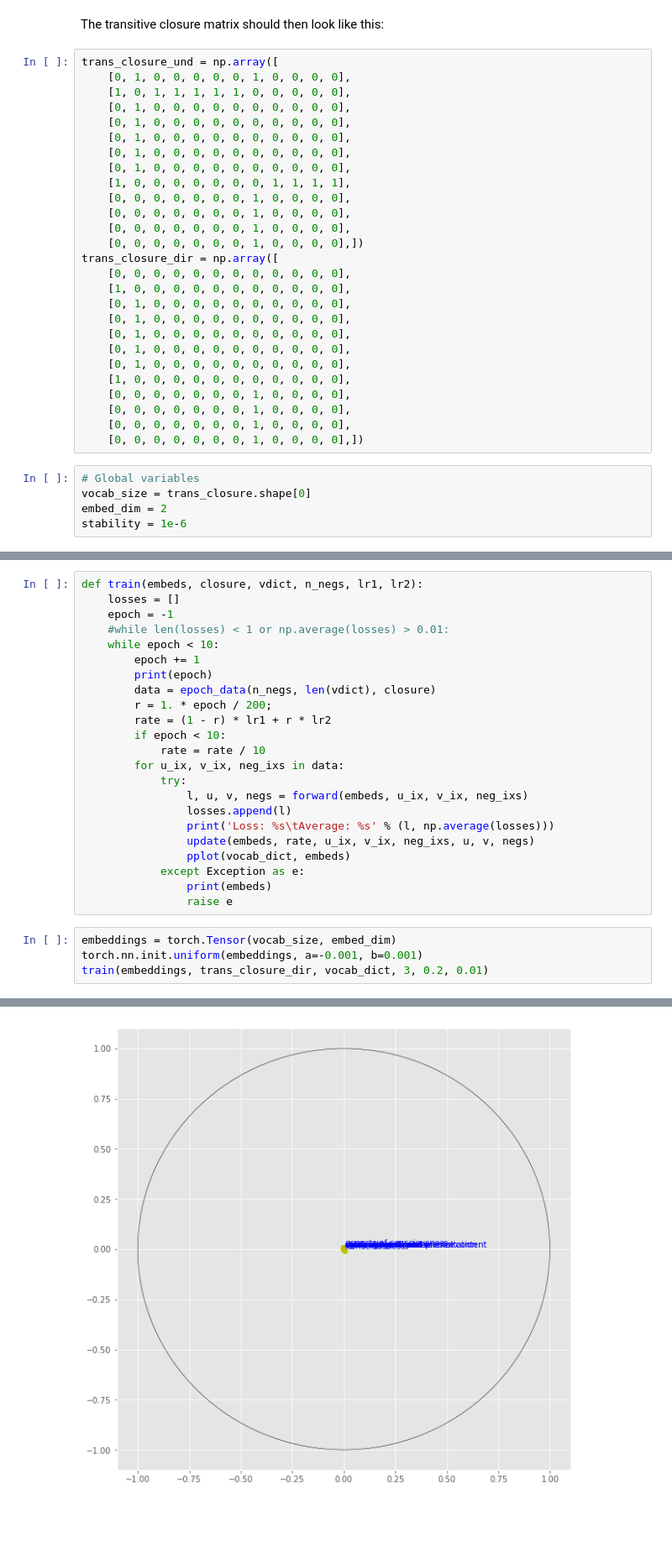
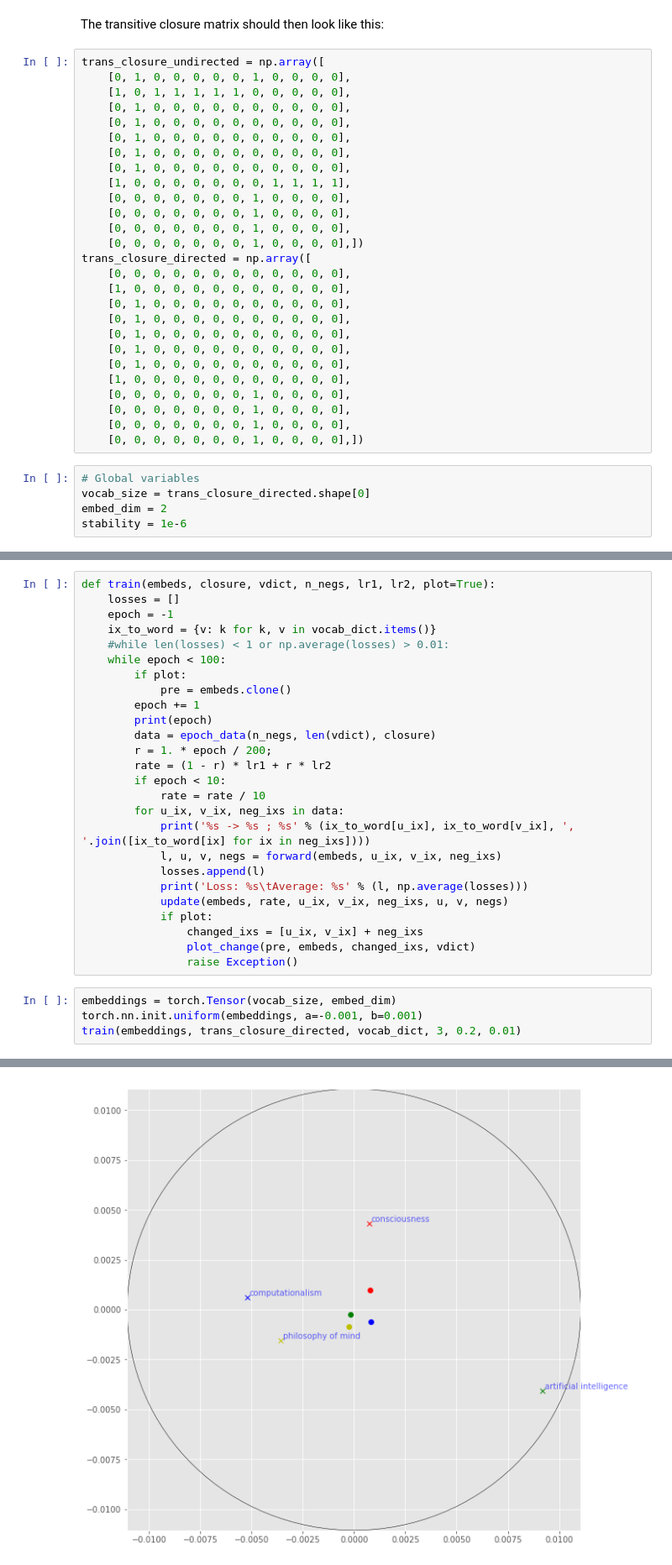
Before and after one commit to timniven/poincare-embeddings, a Jupyter notebook: Poincare Embeddings.ipynb, the cells around one changed output, grey strips where cells are left out. Shown: that part at 84% size. Cells and saved outputs as stored; diff of their text form; blank space fills up the shorter version.

Commit message:
Visualizing training steps

```diff
--- a/Poincare Embeddings.ipynb
+++ b/Poincare Embeddings.ipynb
@@ -29,7 +29,7 @@ vocab_dict = {
 # %% [markdown]
 The transitive closure matrix should then look like this:
 # %%
-trans_closure_und = np.array([
+trans_closure_undirected = np.array([
     [0, 1, 0, 0, 0, 0, 0, 1, 0, 0, 0, 0],
     [1, 0, 1, 1, 1, 1, 1, 0, 0, 0, 0, 0],
     [0, 1, 0, 0, 0, 0, 0, 0, 0, 0, 0, 0],
@@ -42,7 +42,7 @@ trans_closure_und = np.array([
     [0, 0, 0, 0, 0, 0, 0, 1, 0, 0, 0, 0],
     [0, 0, 0, 0, 0, 0, 0, 1, 0, 0, 0, 0],
     [0, 0, 0, 0, 0, 0, 0, 1, 0, 0, 0, 0],])
-trans_closure_dir = np.array([
+trans_closure_directed = np.array([
     [0, 0, 0, 0, 0, 0, 0, 0, 0, 0, 0, 0],
     [1, 0, 0, 0, 0, 0, 0, 0, 0, 0, 0, 0],
     [0, 1, 0, 0, 0, 0, 0, 0, 0, 0, 0, 0],
@@ -57,7 +57,7 @@ trans_closure_dir = np.array([
     [0, 0, 0, 0, 0, 0, 0, 1, 0, 0, 0, 0],])
 # %%
 # Global variables
-vocab_size = trans_closure.shape[0]
+vocab_size = trans_closure_directed.shape[0]
 embed_dim = 2
 stability = 1e-6
 # %%
@@ -162,9 +193,12 @@ def pplot(vdict, pembs, name='Philosophy Ontology'):
 # %%
-def train(embeds, closure, vdict, n_negs, lr1, lr2):
+def train(embeds, closure, vdict, n_negs, lr1, lr2, plot=True):
     losses = []
     epoch = -1
+    ix_to_word = {v: k for k, v in vocab_dict.items()}
     #while len(losses) < 1 or np.average(losses) > 0.01:
-    while epoch < 10:
+    while epoch < 100:
+        if plot:
+            pre = embeds.clone()
         epoch += 1
         print(epoch)
         data = epoch_data(n_negs, len(vdict), closure)
@@ -173,18 +207,18 @@ def train(embeds, closure, vdict, n_negs, lr1, lr2):
         if epoch < 10:
             rate = rate / 10
         for u_ix, v_ix, neg_ixs in data:
-            try:
-                l, u, v, negs = forward(embeds, u_ix, v_ix, neg_ixs)
-                losses.append(l)
-                print('Loss: %s\tAverage: %s' % (l, np.average(losses)))
-                update(embeds, rate, u_ix, v_ix, neg_ixs, u, v, negs)
-                pplot(vocab_dict, embeds)
-            except Exception as e:
-                print(embeds)
-                raise e
+            print('%s -> %s ; %s' % (ix_to_word[u_ix], ix_to_word[v_ix], ', '.join([ix_to_word[ix] for ix in neg_ixs])))
+            l, u, v, negs = forward(embeds, u_ix, v_ix, neg_ixs)
+            losses.append(l)
+            print('Loss: %s\tAverage: %s' % (l, np.average(losses)))
+            update(embeds, rate, u_ix, v_ix, neg_ixs, u, v, negs)
+            if plot:
+                changed_ixs = [u_ix, v_ix] + neg_ixs
+                plot_change(pre, embeds, changed_ixs, vdict)
+                raise Exception()
 # %%
 embeddings = torch.Tensor(vocab_size, embed_dim)
 torch.nn.init.uniform(embeddings, a=-0.001, b=0.001)
-train(embeddings, trans_closure_dir, vocab_dict, 3, 0.2, 0.01)
+train(embeddings, trans_closure_directed, vocab_dict, 3, 0.2, 0.01)
 # %% [output]
 0
@@ -192 +227 @@ Loss: 1.10089   Average: 1.10089
-[figure, old version]
+[figure, new version]
```
Also changed, not shown: parts of 7 cells of this notebook, 3 other files.
